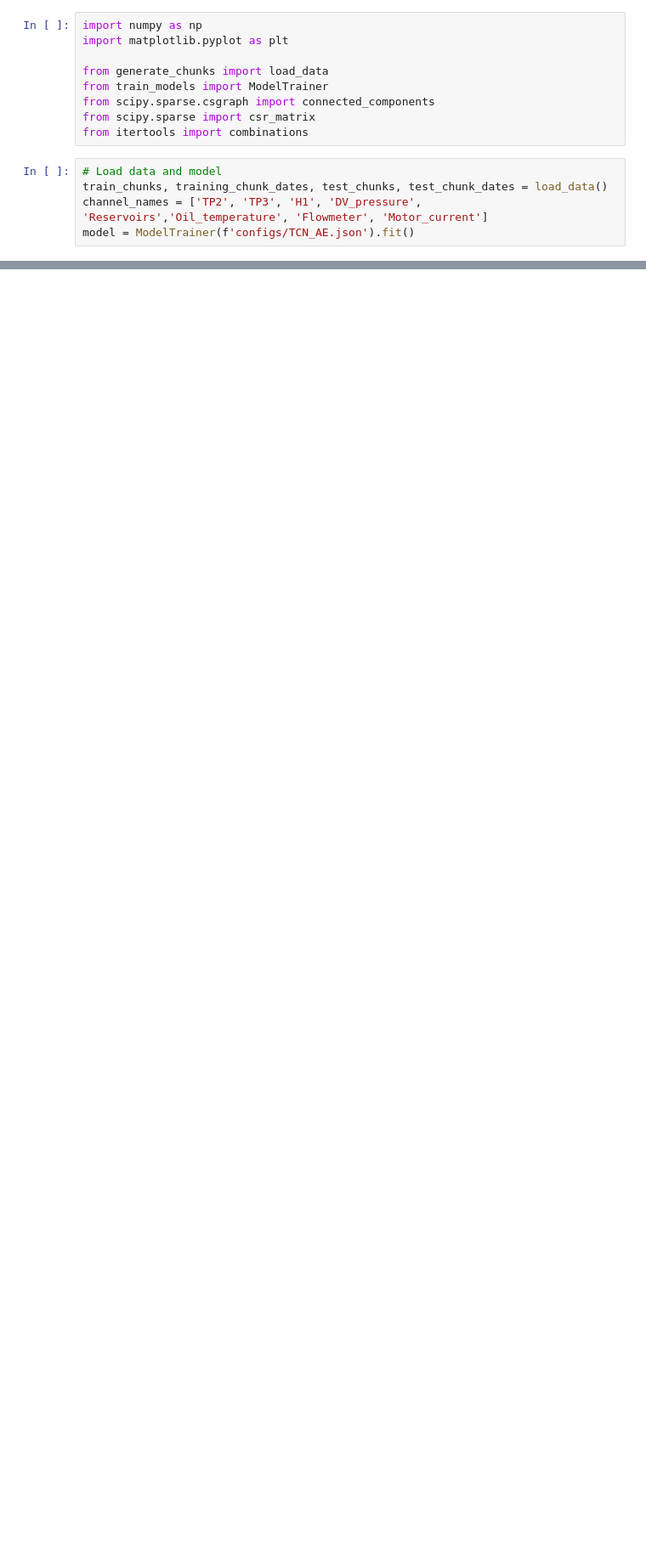
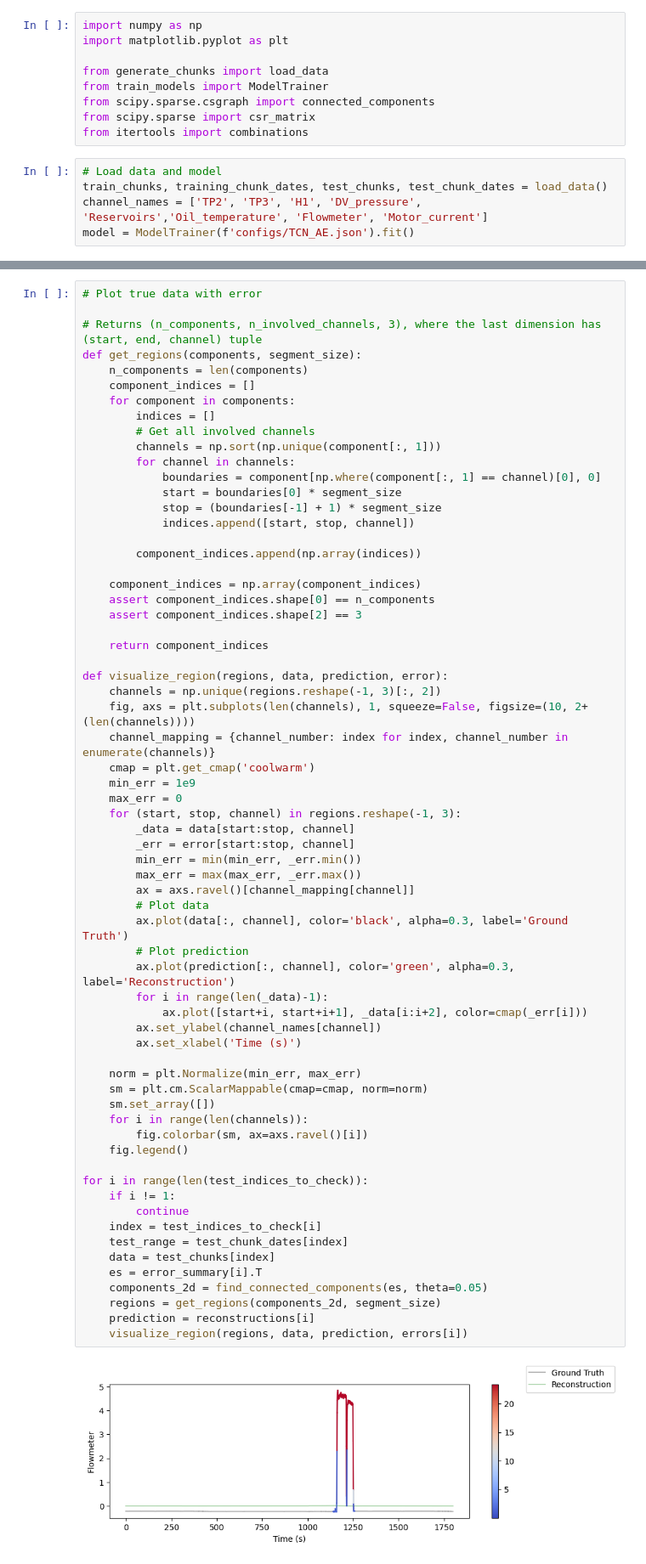
Before and after one commit to MatthiasJakobs/metro-xai, a Jupyter notebook: poc.ipynb, the cells around one changed output, grey strips where cells are left out. Shown: that part at 85% size. Saved outputs shown, nothing was run; the diff lists cells and outputs as text; blank space fills up the shorter version.

```diff
--- a/poc.ipynb
+++ b/poc.ipynb
@@ -118,0 +119,67 @@ for i in range(len(test_indices_to_check)):
+# %%
+# Plot true data with error
+
+# Returns (n_components, n_involved_channels, 3), where the last dimension has (start, end, channel) tuple
+def get_regions(components, segment_size):
+    n_components = len(components)
+    component_indices = []
+    for component in components:
+        indices = []
+        # Get all involved channels
+        channels = np.sort(np.unique(component[:, 1]))
+        for channel in channels:
+            boundaries = component[np.where(component[:, 1] == channel)[0], 0]
+            start = boundaries[0] * segment_size
+            stop = (boundaries[-1] + 1) * segment_size
+            indices.append([start, stop, channel])
+
+        component_indices.append(np.array(indices))
+
+    component_indices = np.array(component_indices)
+    assert component_indices.shape[0] == n_components
+    assert component_indices.shape[2] == 3
+
+    return component_indices
+
+def visualize_region(regions, data, prediction, error):
+    channels = np.unique(regions.reshape(-1, 3)[:, 2])
+    fig, axs = plt.subplots(len(channels), 1, squeeze=False, figsize=(10, 2+(len(channels))))
+    channel_mapping = {channel_number: index for index, channel_number in enumerate(channels)}
+    cmap = plt.get_cmap('coolwarm')
+    min_err = 1e9
+    max_err = 0
+    for (start, stop, channel) in regions.reshape(-1, 3):
+        _data = data[start:stop, channel]
+        _err = error[start:stop, channel]
+        min_err = min(min_err, _err.min())
+        max_err = max(max_err, _err.max())
+        ax = axs.ravel()[channel_mapping[channel]]
+        # Plot data
+        ax.plot(data[:, channel], color='black', alpha=0.3, label='Ground Truth')
+        # Plot prediction
+        ax.plot(prediction[:, channel], color='green', alpha=0.3, label='Reconstruction')
+        for i in range(len(_data)-1):
+            ax.plot([start+i, start+i+1], _data[i:i+2], color=cmap(_err[i]))
+        ax.set_ylabel(channel_names[channel])
+        ax.set_xlabel('Time (s)')
+
+    norm = plt.Normalize(min_err, max_err)
+    sm = plt.cm.ScalarMappable(cmap=cmap, norm=norm)
+    sm.set_array([])
+    for i in range(len(channels)):
+        fig.colorbar(sm, ax=axs.ravel()[i])
+    fig.legend()
+
+for i in range(len(test_indices_to_check)):
+    if i != 1:
+        continue
+    index = test_indices_to_check[i]
+    test_range = test_chunk_dates[index]
+    data = test_chunks[index]
+    es = error_summary[i].T
+    components_2d = find_connected_components(es, theta=0.05)
+    regions = get_regions(components_2d, segment_size)
+    prediction = reconstructions[i]
+    visualize_region(regions, data, prediction, errors[i])
+# %% [output]
+[figure, added]
```
Also changed, not shown: parts of 4 cells of this notebook, 2 other files.
